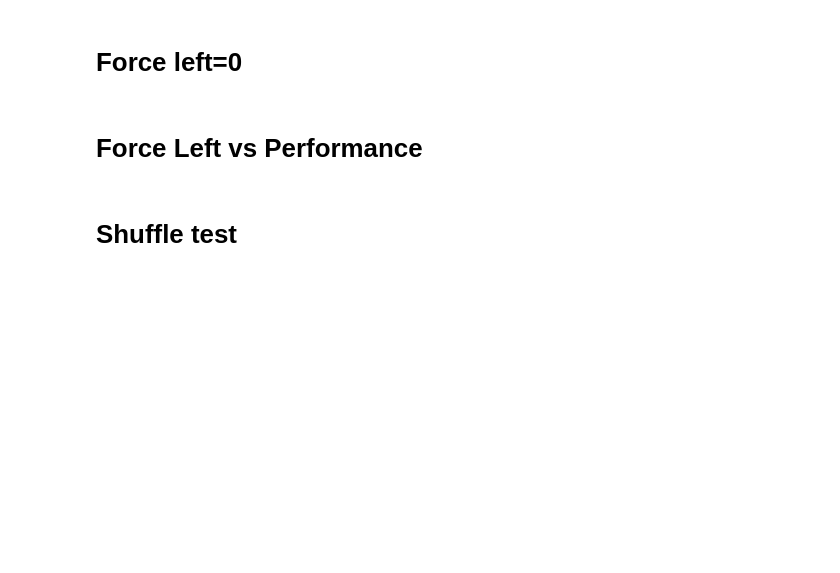
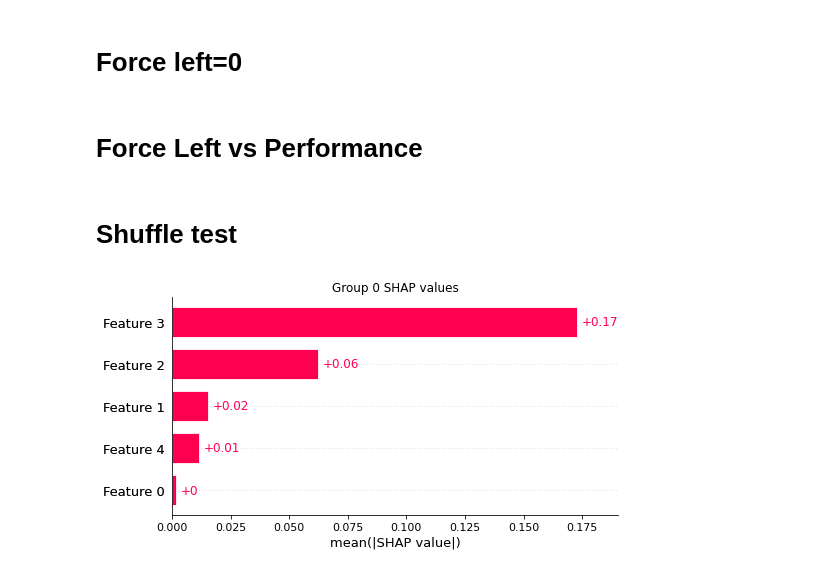
Before and after one commit to ArpiS/nested-policy-rl, a Jupyter notebook: simulated_fqi/neurips_experiments.ipynb, the cells around one changed output. Cells and saved outputs as stored; diff of their text form; code cells hidden in the pictures; blank space fills up the shorter version.

Commit message:
new shuffle

```diff
--- a/simulated_fqi/neurips_experiments.ipynb
+++ b/simulated_fqi/neurips_experiments.ipynb
@@ -474,9 +454,9 @@ np.save('cfqi_shuffle_fg_shap', shap_values)
 # %%
 shap_shared = np.load('cfqi_shuffle_shared_shap.npy')
 shap_fg = np.load('cfqi_shuffle_fg_shap.npy')
 explanation = shap.Explanation(shap_shared)
-shap.plots.beeswarm(explanation, show=False, color='b')
-explanation = shap.Explanation(shap_fg)
-shap.plots.beeswarm(explanation, show=False, color='r')
-plt.title("CFQI Shap Values")
-plt.savefig('CFQI_Shuffle_SHAP.pdf', transparent=True)
+shap.plots.bar(explanation, show=False)
+plt.title("Group 0 SHAP values")
+plt.savefig('CFQI_Shuffle_Group0.pdf', transparent=True)
+# %% [output]
+[figure, added]
```
Also changed, not shown: parts of 8 cells of this notebook.
